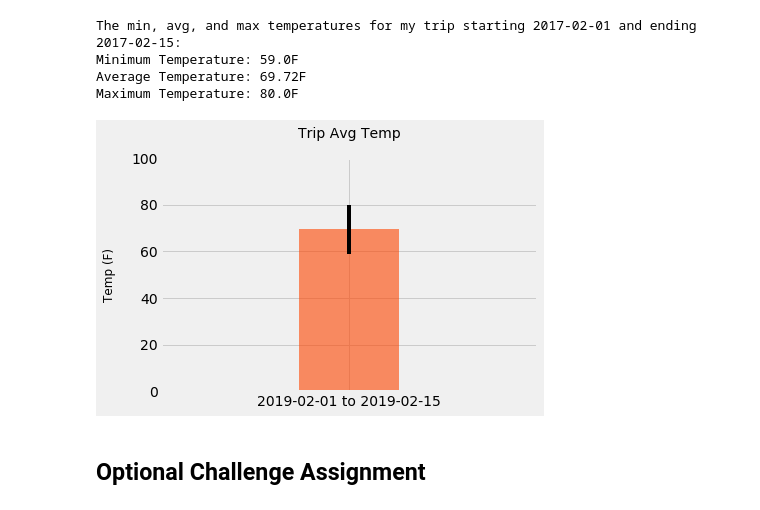
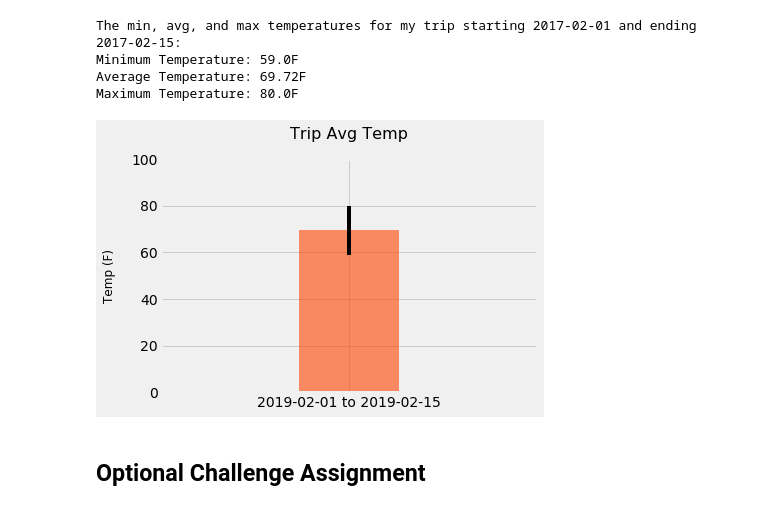
Before and after one commit to anulkar/sqlalchemy-challenge, a Jupyter notebook: climate_analysis.ipynb, the cells around one changed output. Drawn from its saved outputs; the diff is of its cells as text; code cells hidden in the pictures.

```diff
--- a/climate_analysis.ipynb
+++ b/climate_analysis.ipynb
@@ -195,22 +195,22 @@ Maximum Temperature: 80.0F
 # %%
 # Plot the results from the previous query as a bar chart.
 # Use "Trip Avg Temp" as the Title
 # Use the average temperature for the y value
 # Use the peak-to-peak (tmax-tmin) value as the y error bar (yerr)
 
 error_min = tavg - tmin
 error_max = tmax - tavg
 
 error_bars = np.array([[error_min], [error_max]])
 
 plt.bar(my_trip_dates, tavg, yerr=error_bars, color = 'orangered', alpha=.6)
 plt.ylim(0, 100)
 plt.xlim(-1.5, 1.5)
-plt.title('Trip Avg Temp', fontsize=14, pad=20)
+plt.title('Trip Avg Temp', fontsize=16, pad=20)
 plt.ylabel('Temp (F)', fontsize=12, labelpad=15)
-plt.savefig(f'images/Trip_Av_Temp_{my_trip_dates}.png', dpi=200)
+plt.savefig(f'images/Trip_Avg_Temp_{my_trip_dates}.png', dpi=200)
 # %% [output]
-[figure, old version]
+[figure, new version]
 # %%
 # Calculate the total amount of rainfall per weather station for your trip dates using the previous year's matching dates.
 # Sort this in descending order by precipitation amount and list the station, name, latitude, longitude, and elevation
```
Also changed, not shown: 1 other file.
